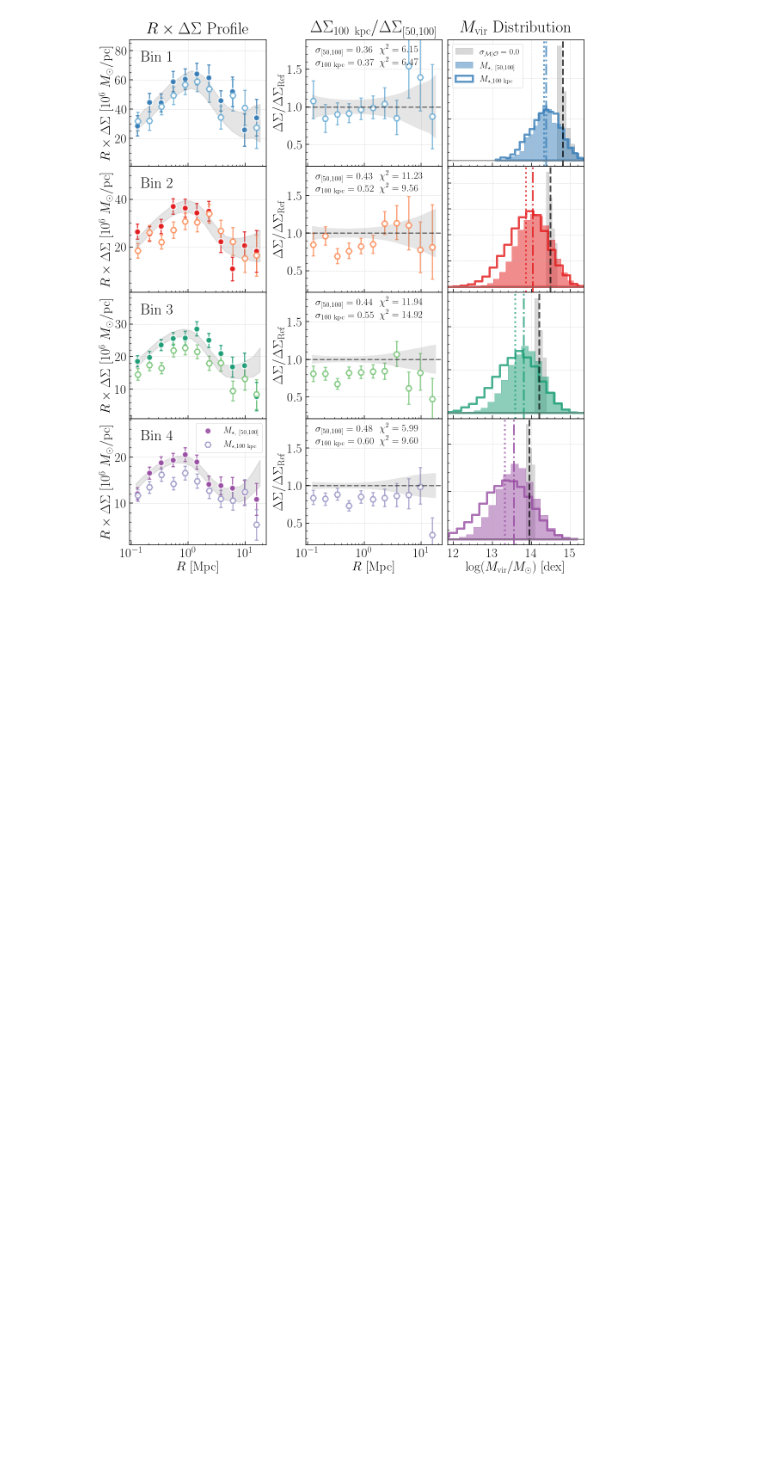
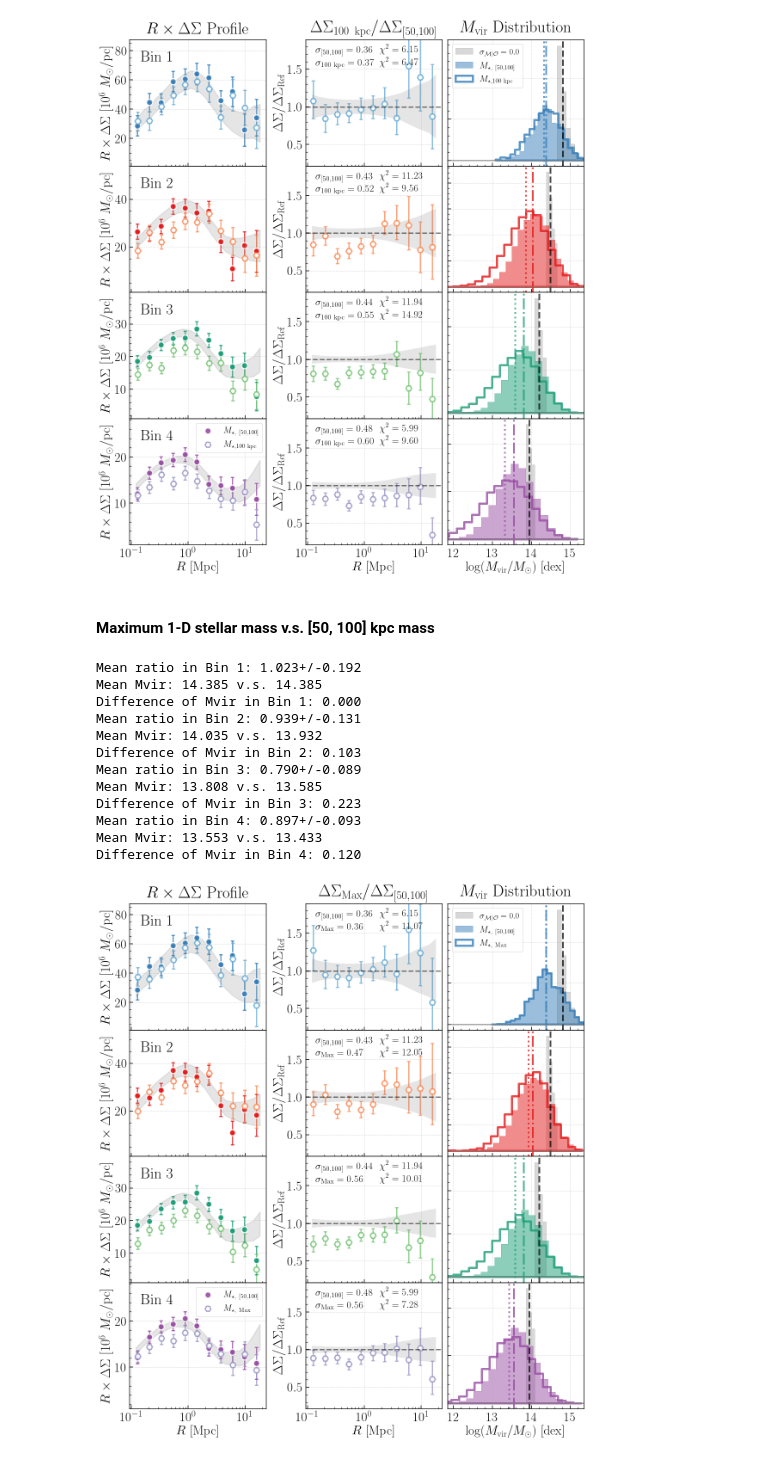
Before and after one commit to dr-guangtou/jianbing, a Jupyter notebook: notebooks/figure/fig6.ipynb, the cells around one changed output. Cells and saved outputs as stored; diff of their text form; code cells hidden in the pictures; blank space fills up the shorter version.

Commit message:
Additional figures for Fig 6 & 7

```diff
--- a/notebooks/figure/fig6.ipynb
+++ b/notebooks/figure/fig6.ipynb
@@ -91,3 +91,39 @@ Difference of Mvir in Bin 4: 0.228
 # %%
 fig.savefig(os.path.join(fig_dir, 'fig_6.png'), dpi=120)
 fig.savefig(os.path.join(fig_dir, 'fig_6.pdf'), dpi=120)
+# %% [markdown]
+#### Maximum 1-D stellar mass v.s. [50, 100] kpc mass
+# %%
+m100_dsig = topn_massive['logm_100']
+mmax_dsig = topn_massive['logm_max']
+
+m50_100_dsig = topn_massive['logm_50_100']
+m50_150_dsig = topn_massive['logm_50_150']
+# %%
+dsig_cmp = mmax_dsig
+label_cmp = r'$M_{\star,\ \rm Max}$'
+sub_cmp = r'{\rm Max}'
+
+dsig_ref = m50_100_dsig
+label_ref = r'$M_{\star,\ [50, 100]}$'
+sub_ref = r'{[50, 100]}'
+
+fig = visual.compare_dsigma_profiles(
+    dsig_ref, dsig_cmp, sim_dsig, sim_mhalo, sig_type='bt', compare_to_model=True,
+    label_ref=label_ref, label_cmp=label_cmp, sub_ref=sub_ref, sub_cmp=sub_cmp,
+    marker_ref='o', marker_cmp='H', msize_ref=200, msize_cmp=180,
+    ratio_range=(0.21, 1.89), show_stats=True)
+# %% [output]
+Mean ratio in Bin 1: 1.023+/-0.192
+Mean Mvir: 14.385 v.s. 14.385
+Difference of Mvir in Bin 1: 0.000
+Mean ratio in Bin 2: 0.939+/-0.131
+Mean Mvir: 14.035 v.s. 13.932
+Difference of Mvir in Bin 2: 0.103
+Mean ratio in Bin 3: 0.790+/-0.089
+Mean Mvir: 13.808 v.s. 13.585
+Difference of Mvir in Bin 3: 0.223
+Mean ratio in Bin 4: 0.897+/-0.093
+Mean Mvir: 13.553 v.s. 13.433
+Difference of Mvir in Bin 4: 0.120
+[figure, added]
```
Also changed, not shown: parts of 3 cells of this notebook, 1 other file.
